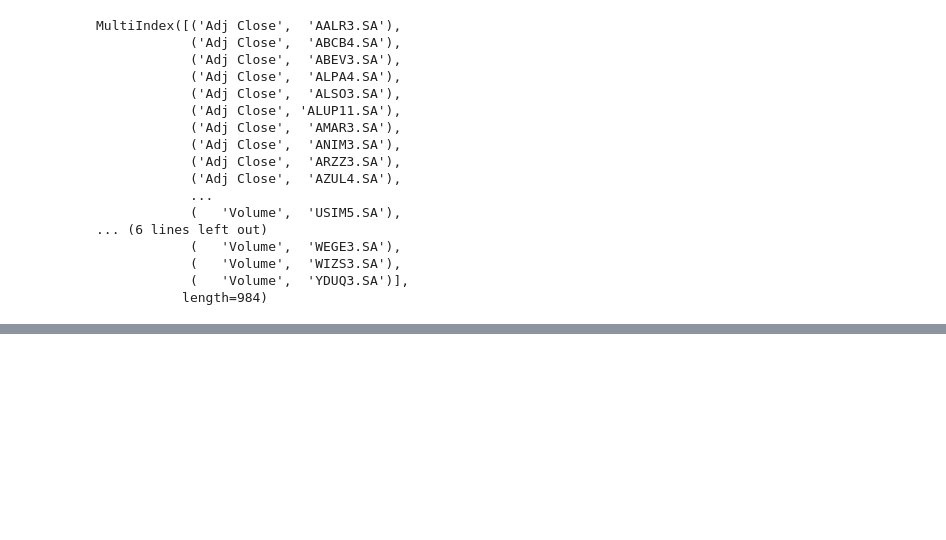
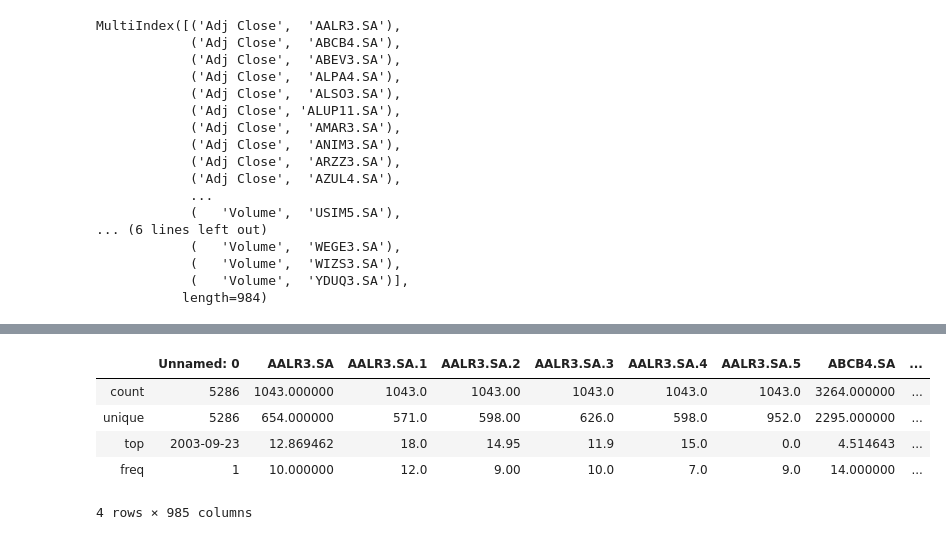
Before and after one commit to rafaelschena/stocks_analyzer, a Jupyter notebook: tests.ipynb, the cells around one changed output, grey strips where cells are left out. Drawn from its saved outputs; the diff is of its cells as text; code cells hidden in the pictures; blank space fills up the shorter version.

```diff
--- a/tests.ipynb
+++ b/tests.ipynb
@@ -186,0 +236,9 @@ data.loc[:, 'ABCB4.SA':'BBSA3.SA']
+# %%
+historico.describe()
+# %% [output]
+|  | Unnamed: 0 | AALR3.SA | AALR3.SA.1 | AALR3.SA.2 | AALR3.SA.3 | AALR3.SA.4 | AALR3.SA.5 | ABCB4.SA | ... |
+| count | 5286 | 1043.000000 | 1043.0 | 1043.00 | 1043.0 | 1043.0 | 1043.0 | 3264.000000 | ... |
+| unique | 5286 | 654.000000 | 571.0 | 598.00 | 626.0 | 598.0 | 952.0 | 2295.000000 | ... |
+| top | 2003-09-23 | 12.869462 | 18.0 | 14.95 | 11.9 | 15.0 | 0.0 | 4.514643 | ... |
+| freq | 1 | 10.000000 | 12.0 | 9.00 | 10.0 | 7.0 | 9.0 | 14.000000 | ... |
+4 rows × 985 columns
```
Also changed, not shown: parts of 10 cells of this notebook, 2 other files.
